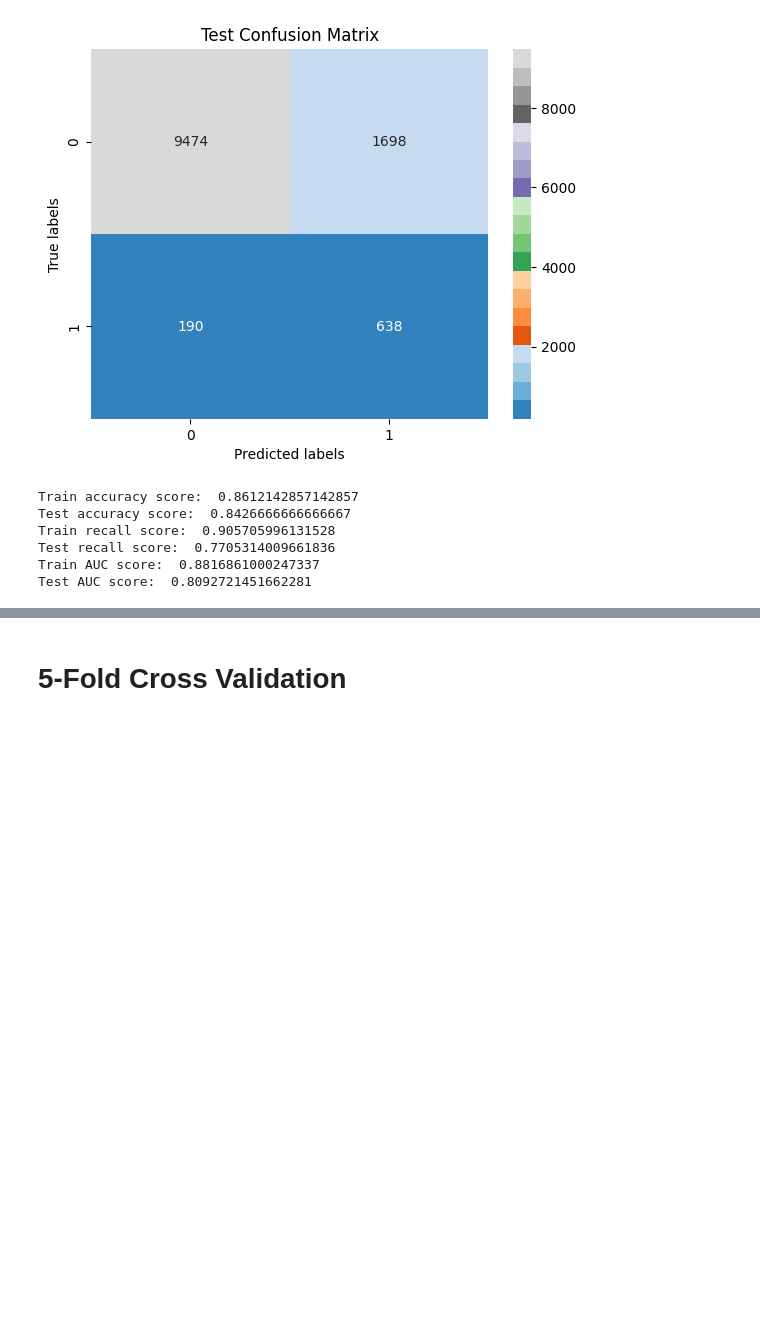
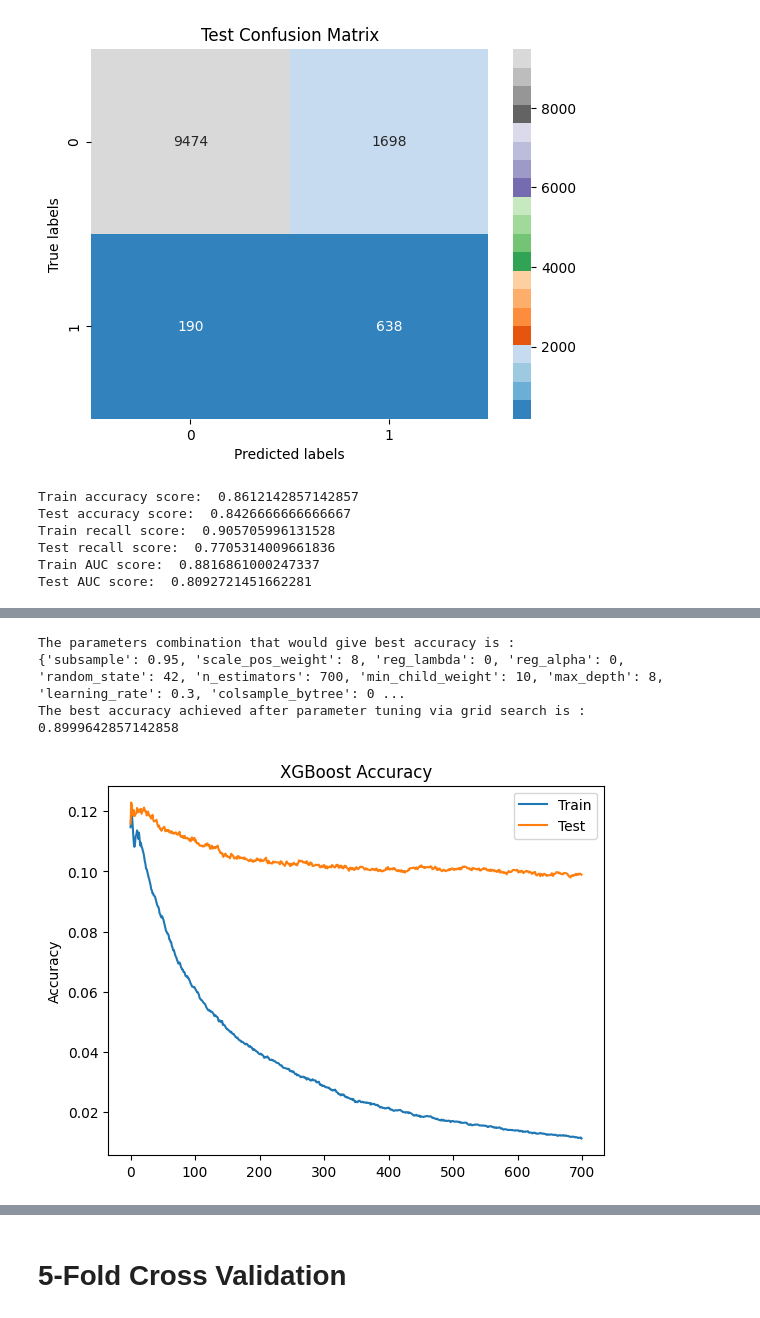
Before and after one commit to Ilvecho/Term-Deposit-Marketing, a Jupyter notebook: P2_notebook.ipynb, the cells around one changed output, grey strips where cells are left out. Cells and saved outputs as stored; diff of their text form; code cells hidden in the pictures; blank space fills up the shorter version.

Commit message:
Randomized Search Tuning

```diff
--- a/P2_notebook.ipynb
+++ b/P2_notebook.ipynb
@@ -1156,0 +1170,6 @@ Test AUC score:  0.8092721451662281
+# %%
+xgb = xgboost.XGBClassifier()
+clf = model_selection.RandomizedSearchCV(xgb, param_grid, n_iter=10, scoring='accuracy', verbose=1, return_train_score=True, random_state=29)
+clf.fit(X_train, y_train)
+
+cv_results = pd.DataFrame.from_dict(clf.cv_results_)
@@ -1156,0 +1203,17 @@ Test AUC score:  0.8092721451662281
+# %%
+param_grid = {'reg_lambda': [0, 1, 5],
+              'reg_alpha': [0, 1, 5],
+              'max_depth': [6, 8, 10],
+              'subsample': [0.95, 1],
+              'colsample_bytree': [0.5, 0.7],
+              'min_child_weight': [5, 10],
+              'n_estimators': [500, 700],
+              'learning_rate': [0.01, 0.1, 0.3],
+              'scale_pos_weight': [8, spw, 20],
+              'random_state': [42]}
+
+xgb = xgboost.XGBClassifier()
+clf = model_selection.RandomizedSearchCV(xgb, param_grid, n_iter=10, scoring='accuracy', verbose=1, return_train_score=True, random_state=29)
+clf.fit(X_train, y_train)
+
+cv_results = pd.DataFrame.from_dict(clf.cv_results_)
@@ -1156,0 +1249,30 @@ Test AUC score:  0.8092721451662281
+# %%
+print('The parameters combination that would give best accuracy is : ')
+print(clf.best_params_)
+print('The best accuracy achieved after parameter tuning via grid search is : ', clf.best_score_)
+# %% [output]
+The parameters combination that would give best accuracy is :
+{'subsample': 0.95, 'scale_pos_weight': 8, 'reg_lambda': 0, 'reg_alpha': 0, 'random_state': 42, 'n_estimators': 700, 'min_child_weight': 10, 'max_depth': 8, 'learning_rate': 0.3, 'colsample_bytree': 0 ...
+The best accuracy achieved after parameter tuning via grid search is :  0.8999642857142858
+# %%
+xgb = xgboost.XGBClassifier(**clf.best_params_)
+xgb.fit(X_train, y_train, eval_set=[(X_train, y_train), (X_test, y_test)], eval_metric=['error', 'logloss'], verbose=True)
+
+pred_train = xgb.predict(X_train)
+pred_test = xgb.predict(X_test)
+# %%
+results = xgb.evals_result()
+epochs = len(results['validation_0']['error'])
+x_axis = range(0, epochs)
+# %%
+from matplotlib import pyplot
+
+fig, ax = pyplot.subplots()
+ax.plot(x_axis, results['validation_0']['error'], label='Train')
+ax.plot(x_axis, results['validation_1']['error'], label='Test')
+ax.legend()
+pyplot.ylabel('Accuracy')
+pyplot.title('XGBoost Accuracy')
+pyplot.show()
+# %% [output]
+[figure, added]
```
Also changed, not shown: parts of 14 cells of this notebook.
